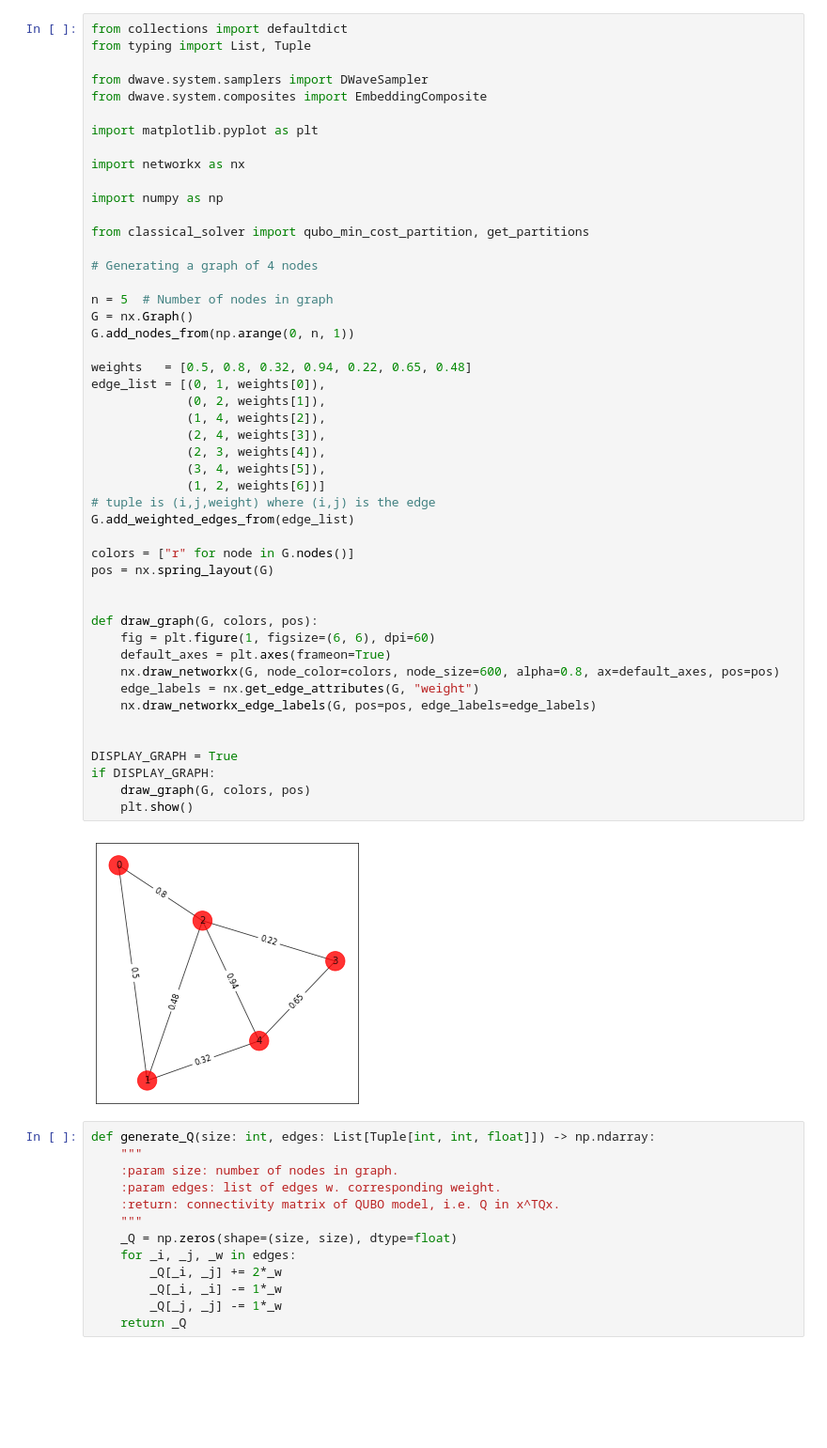
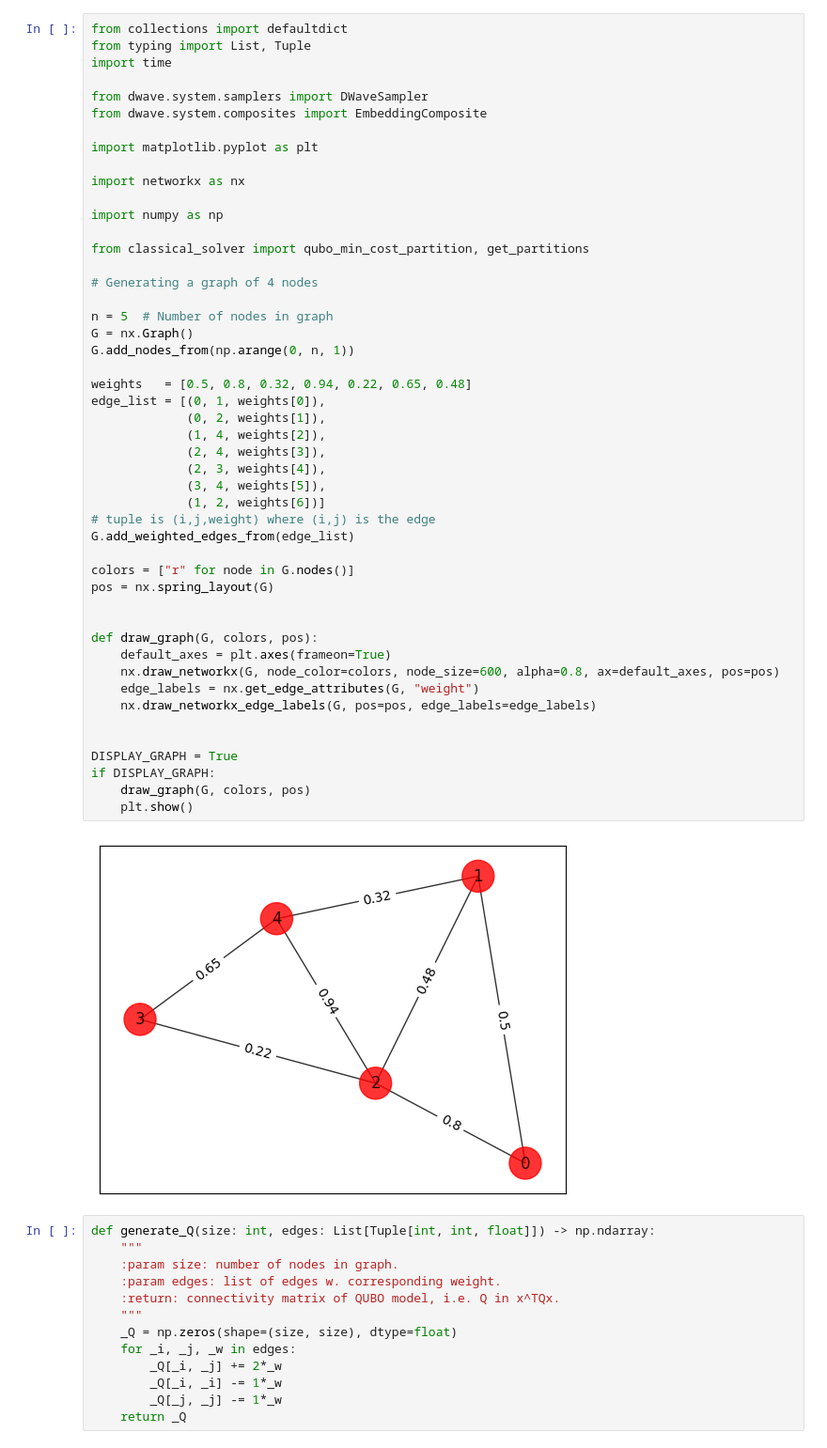
Before and after one commit to seba2390/AnnealingComparison, a Jupyter notebook: Dwave/main.ipynb, the cells around one changed output. Shown: that part at 94% size. Drawn from its saved outputs; the diff is of its cells as text; blank space fills up the shorter version.

```diff
--- a/Dwave/main.ipynb
+++ b/Dwave/main.ipynb
@@ -1,6 +1,7 @@
 # %%
 from collections import defaultdict
 from typing import List, Tuple
+import time
 
 from dwave.system.samplers import DWaveSampler
 from dwave.system.composites import EmbeddingComposite
@@ -19,35 +20,34 @@ n = 5  # Number of nodes in graph
 G = nx.Graph()
 G.add_nodes_from(np.arange(0, n, 1))
 
 weights   = [0.5, 0.8, 0.32, 0.94, 0.22, 0.65, 0.48]
 edge_list = [(0, 1, weights[0]),
              (0, 2, weights[1]),
              (1, 4, weights[2]),
              (2, 4, weights[3]),
              (2, 3, weights[4]),
              (3, 4, weights[5]),
              (1, 2, weights[6])]
 # tuple is (i,j,weight) where (i,j) is the edge
 G.add_weighted_edges_from(edge_list)
 
 colors = ["r" for node in G.nodes()]
 pos = nx.spring_layout(G)
 
 
 def draw_graph(G, colors, pos):
-    fig = plt.figure(1, figsize=(6, 6), dpi=60)
     default_axes = plt.axes(frameon=True)
     nx.draw_networkx(G, node_color=colors, node_size=600, alpha=0.8, ax=default_axes, pos=pos)
     edge_labels = nx.get_edge_attributes(G, "weight")
     nx.draw_networkx_edge_labels(G, pos=pos, edge_labels=edge_labels)
 
 
 DISPLAY_GRAPH = True
 if DISPLAY_GRAPH:
     draw_graph(G, colors, pos)
     plt.show()
 # %% [output]
-[figure, old version]
+[figure, new version]
 # %%
 def generate_Q(size: int, edges: List[Tuple[int, int, float]]) -> np.ndarray:
     """
```
Also changed, not shown: parts of 3 cells of this notebook, 1 other file.
